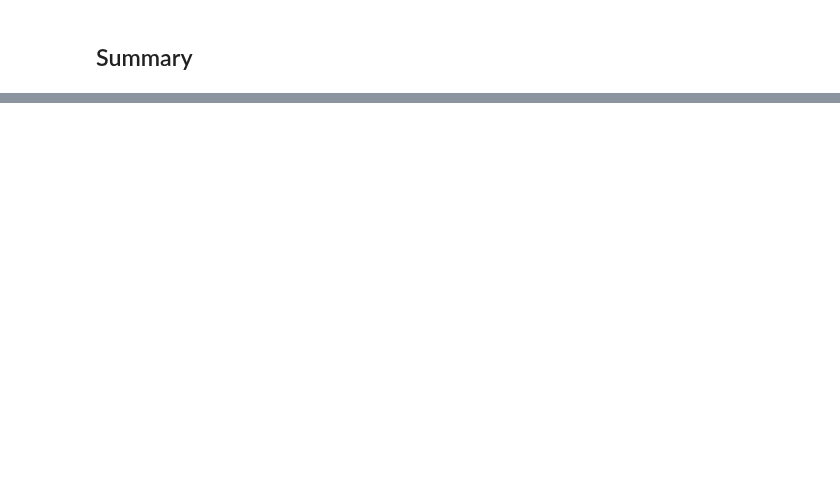
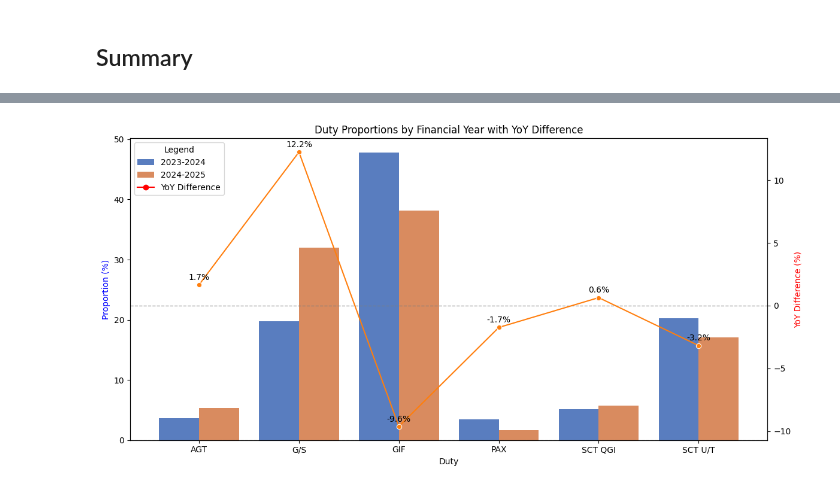
Before and after one commit to mjennings061/viking-log-keeper, a Jupyter notebook: scripts/year_end.ipynb, the cells around one changed output, grey strips where cells are left out. Drawn from its saved outputs; the diff is of its cells as text; code cells hidden in the pictures; blank space fills up the shorter version.

Commit message:
Added duty YoY changes

```diff
--- a/scripts/year_end.ipynb
+++ b/scripts/year_end.ipynb
@@ -157,0 +221,72 @@ https://altair-viz.github.io/user_guide/display_frontends.html#troubleshooting
+# %%
+from matplotlib.lines import Line2D
+
+# Calculate the proportion of each Duty category per financial year
+duty_proportions = launches_df.groupby(
+    ['FinancialYear', 'Duty']
+).size().reset_index(name='Count')
+
+# Calculate total launches per financial year
+total_launches_per_year = launches_df.groupby('FinancialYear').size().reset_index(name='Total')
+
+# Merge to calculate proportions
+duty_proportions = duty_proportions.merge(total_launches_per_year, on='FinancialYear')
+duty_proportions['Proportion'] = duty_proportions['Count'] / duty_proportions['Total'] * 100  # Convert to percentage
+
+# Calculate year-on-year differences
+duty_proportions['YoYDifference'] = duty_proportions.groupby('Duty')['Proportion'].diff()
+
+# Create a figure and axis
+fig, ax1 = plt.subplots(figsize=(12, 6))
+
+# Plot the catplot (bar chart) for Duty proportions
+sns.barplot(
+    data=duty_proportions,
+    x='Duty',
+    y='Proportion',
+    hue='FinancialYear',
+    ax=ax1,
+    palette='muted'
+)
+ax1.set_ylabel("Proportion (%)", color="blue")
+ax1.set_title("Duty Proportions by Financial Year with YoY Difference")
+ax1.axhline(0, color='gray', linestyle='--', linewidth=1, alpha=0.7)
+
+# Create a secondary Y-axis for YoY differences
+ax2 = ax1.twinx()
+ax2.axhline(0, color='gray', linestyle='--', linewidth=1, alpha=0.7)
+sns.lineplot(
+    data=duty_proportions,
+    x='Duty',
+    y='YoYDifference',
+    hue='FinancialYear',
+    marker='o',
+    ax=ax2,
+    legend=False,
+    color='red'
+)
+# Annotate the percentage change values on the line plot
+for i, row in duty_proportions.iterrows():
+    if pd.notna(row['YoYDifference']):
+        ax2.text(
+            row['Duty'],
+            row['YoYDifference'] + 0.25,
+            f"{row['YoYDifference']:.1f}%",
+            color="black",
+            ha="center",
+            va="bottom"
+        )
+ax2.set_ylabel("YoY Difference (%)", color="red")
+
+# Add the line plot to the legend
+handles, labels = ax1.get_legend_handles_labels()
+line_handle = Line2D([0], [0], color='red', marker='o', linestyle='-', label='YoY Difference')
+handles.append(line_handle)
+labels.append('YoY Difference')
+ax1.legend(handles, labels, title="Legend", loc='upper left')
+
+# Adjust layout and show the plot
+fig.tight_layout()
+plt.show()
+# %% [output]
+[figure, added]
```
Also changed, not shown: parts of 7 cells of this notebook.
